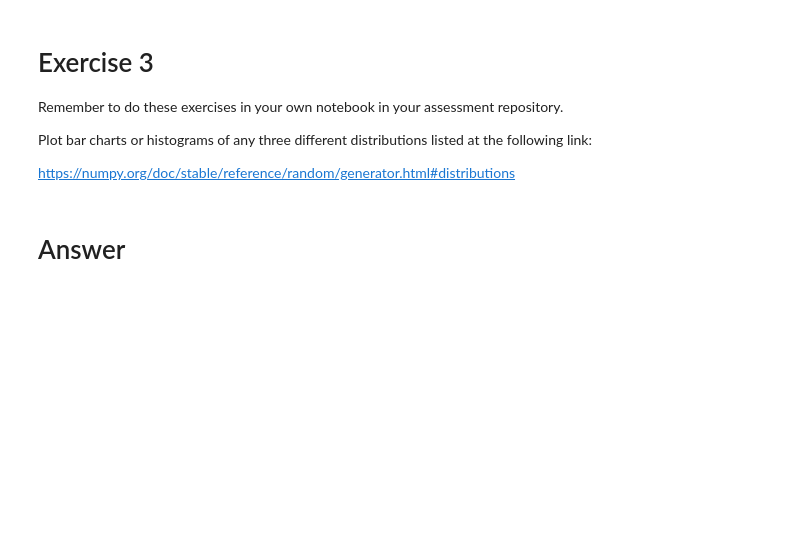
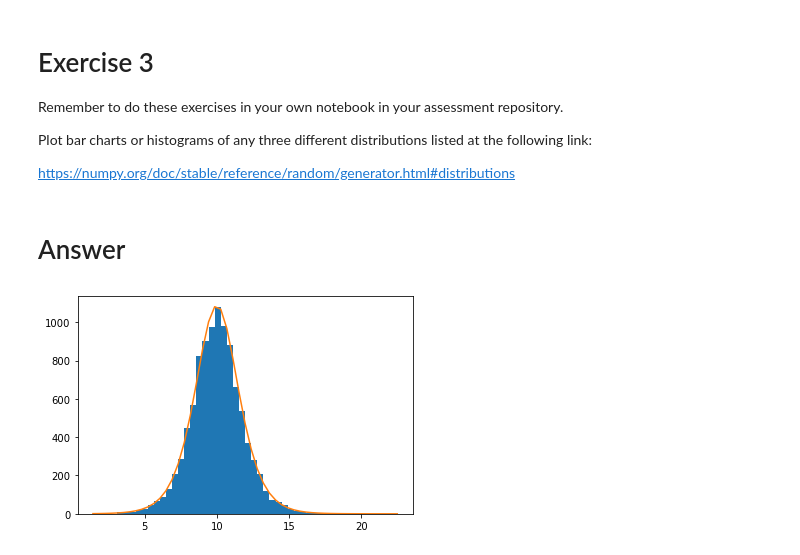
Before and after one commit to StanicicA/funddata-assessment, a Jupyter notebook: 02-Randomness/02-Randomness.ipynb, the cells around one changed output. Saved outputs shown, nothing was run; the diff lists cells and outputs as text; code cells hidden in the pictures; blank space fills up the shorter version.

```diff
--- a/02-Randomness/02-Randomness.ipynb
+++ b/02-Randomness/02-Randomness.ipynb
@@ -726,3 +726,18 @@ Plot bar charts or histograms of any three different distributions listed at the
 https://numpy.org/doc/stable/reference/random/generator.html#distributions
 # %% [markdown]
 # Answer
+# %%
+# logistic distribution example
+# Samples are drawn from a logistic distribution with specified parameters, loc (location or mean, also median), and scale (>0)
+loc, scale = 10, 1
+s = np.random.default_rng().logistic(loc, scale, 10000)
+import matplotlib.pyplot as plt
+count, bins, ignored = plt.hist(s, bins=50)
+
+def logist(x, loc, scale):
+    return np.exp((loc-x)/scale)/(scale*(1+np.exp((loc-x)/scale))**2)
+lgst_val = logist(bins, loc, scale)
+plt.plot(bins, lgst_val * count.max() / lgst_val.max())
+plt.show()
+# %% [output]
+[figure, added]
```
Also changed, not shown: parts of 16 cells of this notebook.
